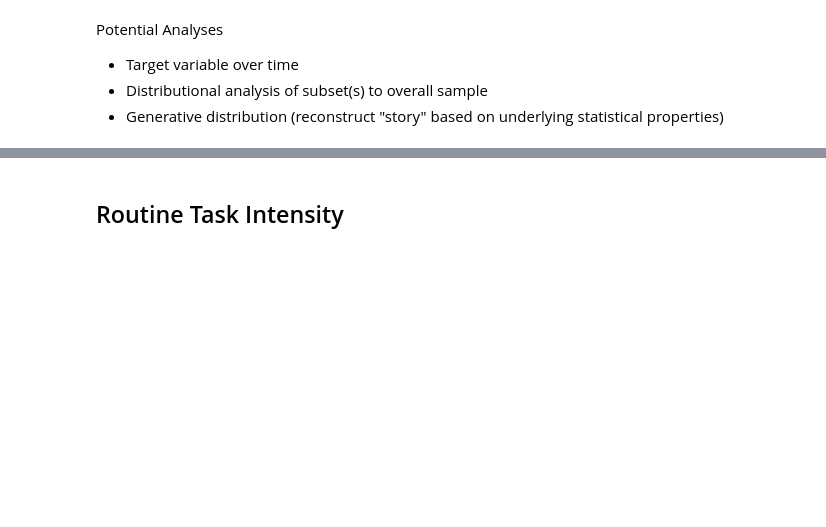
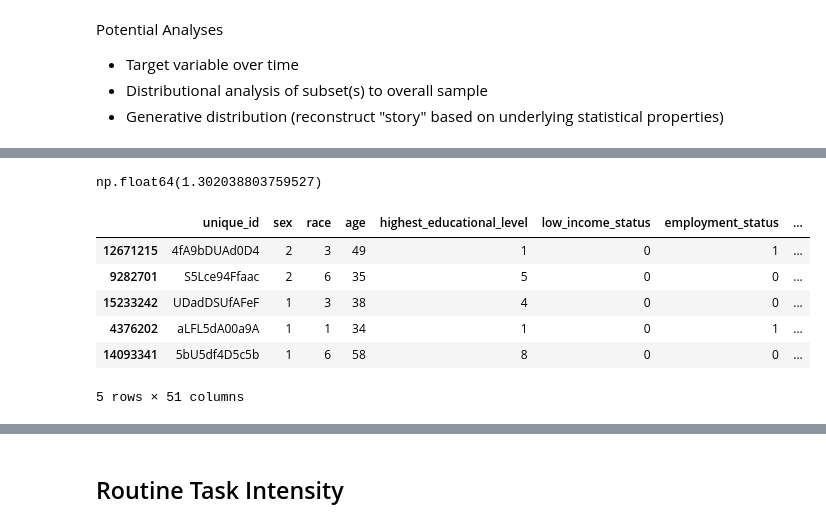
Before and after one commit to jcanedy/retrainability-index, a Jupyter notebook: notebooks/analyze_index_data.ipynb, the cells around one changed output, grey strips where cells are left out. Saved outputs shown, nothing was run; the diff lists cells and outputs as text; code cells hidden in the pictures; blank space fills up the shorter version.

```diff
--- a/notebooks/analyze_index_data.ipynb
+++ b/notebooks/analyze_index_data.ipynb
@@ -11,0 +40,5 @@ import numpy as np
+# %%
+is_occupational_code_pre_na = df_performance_records.occupational_code_pre.isna()
+is_occupational_code_post_na = df_performance_records.occupational_code_pre.isna()
+
+df_performance_records[~(is_occupational_code_pre_na & is_occupational_code_post_na)].groupby(by=["funding_stream"])[["wages_mean_diff"]].count()
@@ -11,0 +55,14 @@ import numpy as np
+# %%
+df_performance_records["occupational_code_post"].isna().sum() / df_performance_records["wages_3q_post"].count()
+# %% [output]
+np.float64(1.302038803759527)
+# %%
+df_performance_records[~(is_occupational_code_pre_na & is_occupational_code_post_na)].sample(5)
+# %% [output]
+|  | unique_id | sex | race | age | highest_educational_level | low_income_status | employment_status | ... |
+| 12671215 | 4fA9bDUAd0D4 | 2 | 3 | 49 | 1 | 0 | 1 | ... |
+| 9282701 | S5Lce94Ffaac | 2 | 6 | 35 | 5 | 0 | 0 | ... |
+| 15233242 | UDadDSUfAFeF | 1 | 3 | 38 | 4 | 0 | 0 | ... |
+| 4376202 | aLFL5dA00a9A | 1 | 1 | 34 | 1 | 0 | 1 | ... |
+| 14093341 | 5bU5df4D5c5b | 1 | 6 | 58 | 8 | 0 | 0 | ... |
+5 rows × 51 columns
```
Also changed, not shown: parts of 12 cells of this notebook, 2 other files.
